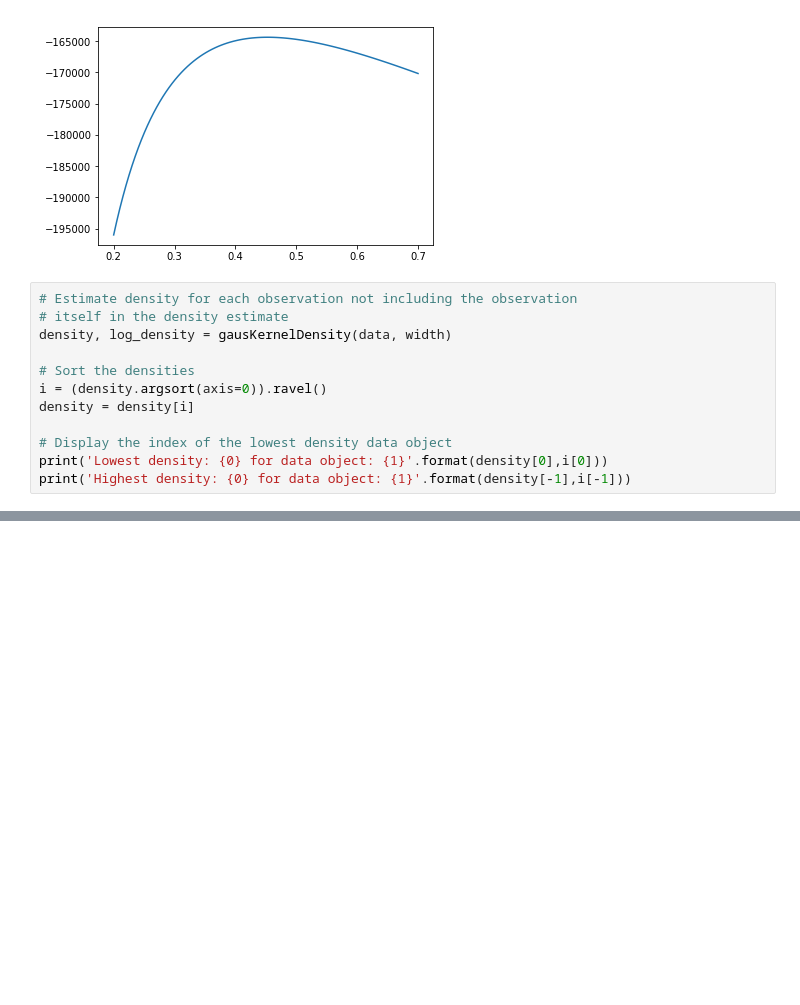
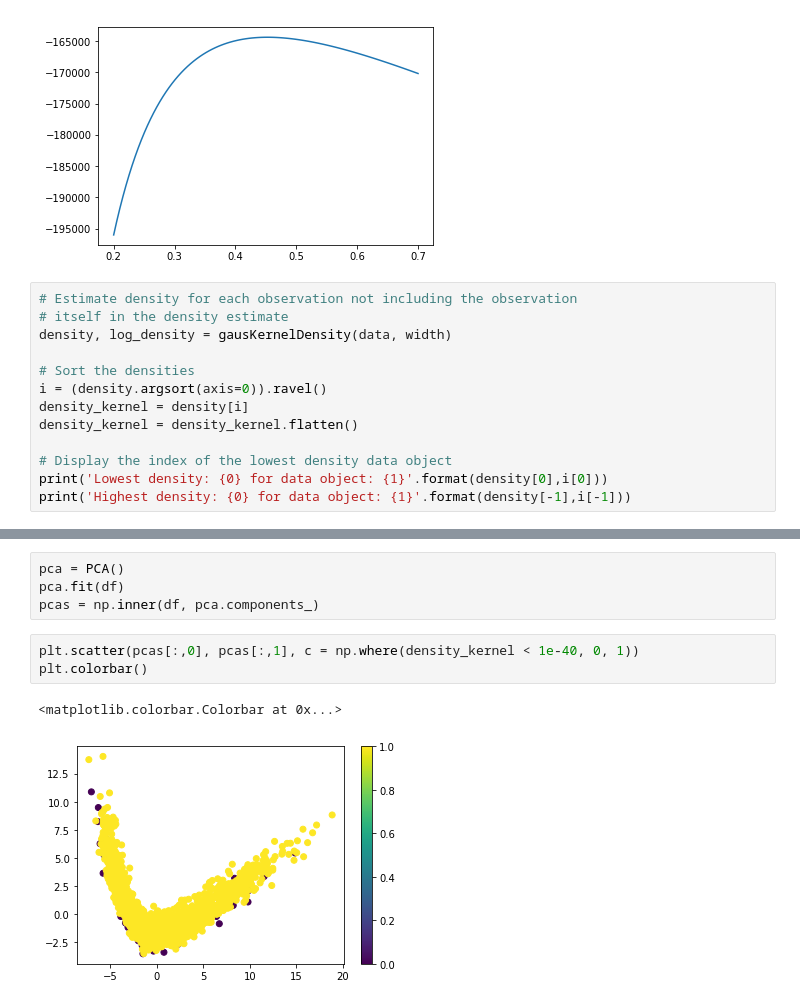
Before and after one commit to ShawnHouCHN/Introduction-to-Machine-Learning-and-Data-Mining-E17, a Jupyter notebook: Project3/Outliers.ipynb, the cells around one changed output, grey strips where cells are left out. Saved outputs shown, nothing was run; the diff lists cells and outputs as text; blank space fills up the shorter version.

```diff
--- a/Project3/Outliers.ipynb
+++ b/Project3/Outliers.ipynb
@@ -36,7 +38,8 @@ density, log_density = gausKernelDensity(data, width)
 
 # Sort the densities
 i = (density.argsort(axis=0)).ravel()
-density = density[i]
+density_kernel = density[i]
+density_kernel = density_kernel.flatten()
 
 # Display the index of the lowest density data object
 print('Lowest density: {0} for data object: {1}'.format(density[0],i[0]))
@@ -86,0 +91,10 @@ for i in range(len(df)):
+# %%
+pca = PCA()
+pca.fit(df)
+pcas = np.inner(df, pca.components_)
+# %%
+plt.scatter(pcas[:,0], pcas[:,1], c = np.where(density_kernel < 1e-40, 0, 1))
+plt.colorbar()
+# %% [output]
+<matplotlib.colorbar.Colorbar at 0x...>
+[figure, added]
```
Also changed, not shown: parts of 7 cells of this notebook.
